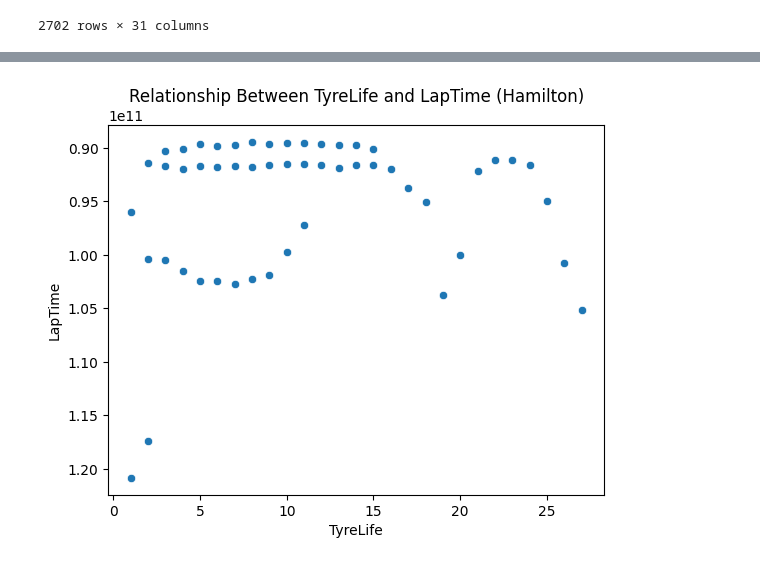
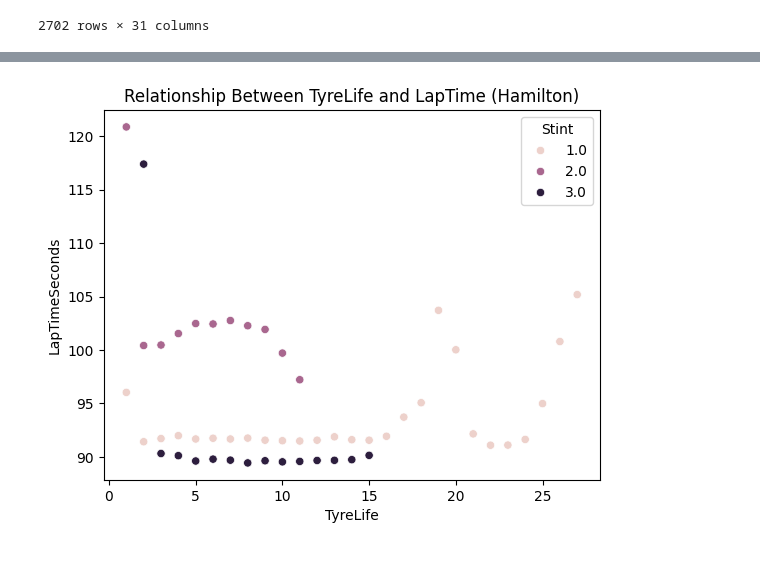
Before and after one commit to JamesBurnard1/Pitwall-F1, a Jupyter notebook: exploration.ipynb, the cells around one changed output, grey strips where cells are left out. Drawn from its saved outputs; the diff is of its cells as text; code cells hidden in the pictures.

Commit message:
Analyze Hamilton tire degradation

```diff
--- a/exploration.ipynb
+++ b/exploration.ipynb
@@ -163,9 +163,10 @@ for driver in all_weekend_laps['R']['Driver'].unique():
             ['Driver', 'Stint', 'LapNumber']
         ).reset_index(drop=True)
 
-        race_stints_df['LapTime'] = pd.to_timestamp(race_stints_df['LapTime'])
 
+        race_stints_df['LapTimeSeconds'] = race_stints_df['LapTime'].dt.total_seconds()
+        race_stints_df[['LapTime', 'LapTimeSeconds']].head()
         race_stints_df
 
-race_stints_df[race_stints_df['Driver'] == 'HAM'].head(10)
+race_stints_df[race_stints_df['Driver'] == 'HAM'].head(53)
 # %% [output]
@@ -173,8 +190,11 @@ TypeError: dtype timedelta64[ns] cannot be converted to datetime64[ns]
 # %%
 #exploring relationship between TyreLife & LapTime
 
-sns.scatterplot(x=race_stints_df[race_stints_df['Driver'] == 'HAM']['TyreLife'], y=race_stints_df[race_stints_df['Driver'] == 'HAM']['LapTime'])
-plt.title('Relationship Between TyreLife and LapTime (Hamilton)')
+sns.scatterplot(x=race_stints_df[race_stints_df['Driver'] == 'HAM']['TyreLife'],
+                y=race_stints_df[race_stints_df['Driver'] == 'HAM']['LapTimeSeconds'],
+                hue=race_stints_df[race_stints_df['Driver'] == 'HAM']['Stint'])
+
+plt.title('Relationship Between Tyre Life and LapTime (Hamilton)')
 plt.show()
 # %% [output]
-[figure, old version]
+[figure, new version]
```
Also changed, not shown: parts of 1 cell of this notebook.
